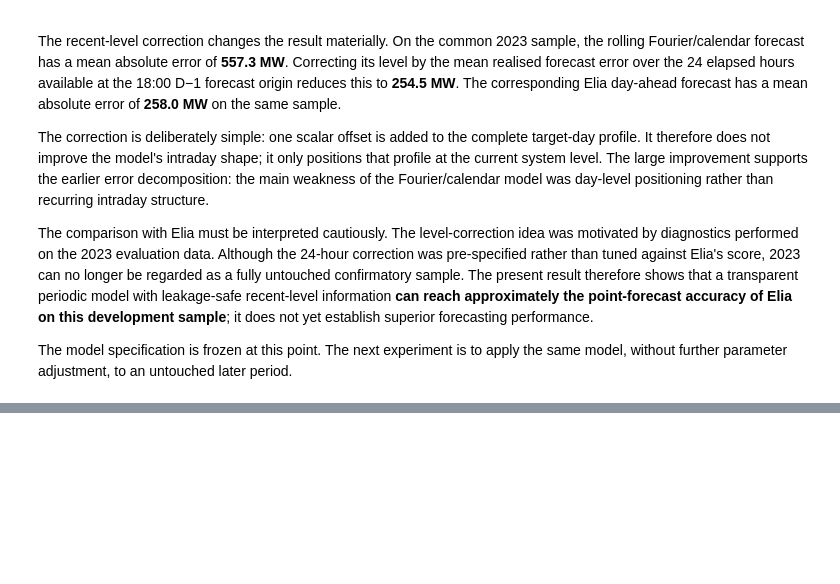
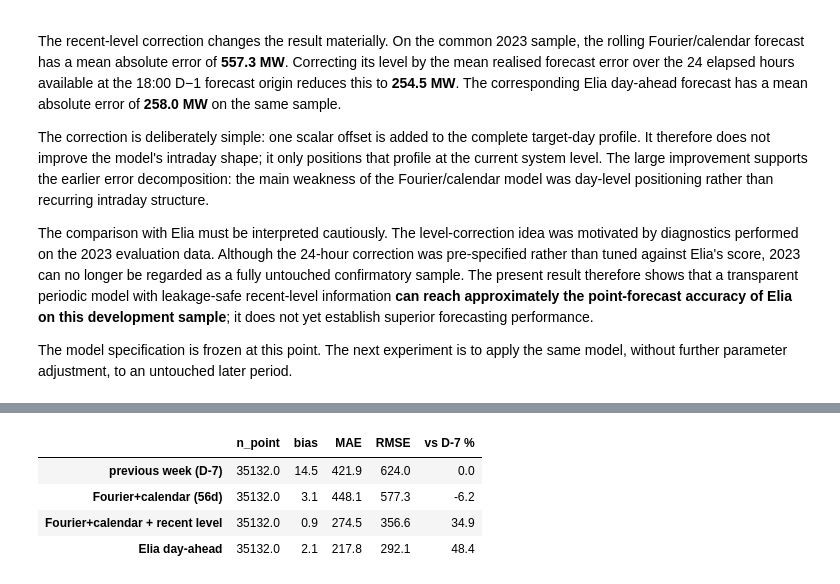
Before and after one commit to evrelegh/ElectricityLoadForecasting, a Jupyter notebook: notebooks/probabilistic_forecasting.ipynb, the cells around one changed output, grey strips where cells are left out. Saved outputs shown, nothing was run; the diff lists cells and outputs as text; code cells hidden in the pictures; blank space fills up the shorter version.

```diff
--- a/notebooks/probabilistic_forecasting.ipynb
+++ b/notebooks/probabilistic_forecasting.ipynb
@@ -1329,0 +1754,78 @@ The model specification is frozen at this point. The next experiment is to apply
+# %%
+# ── Untouched 2024 confirmatory point forecast evaluation ────────────────
+
+from electricity_load_forecasting.baselines import seasonal_naive
+from electricity_load_forecasting.metrics import score_point
+
+# Civil-time D-7 persistence baseline, using the tested DST policy.
+PW24 = seasonal_naive(
+    C24,
+    lag_days=7,
+    y="y",
+    time="datetime",
+)
+
+C24["pw7"] = PW24["yhat"]
+C24["pw7_src"] = PW24["source_time"]
+
+# Restrict scoring strictly to the untouched 2024 civil year.
+S24 = C24.loc[confirm].copy()
+
+# Common point-forecast sample.
+common = (
+    S24["y"].notna()
+    & S24["pw7"].notna()
+    & S24["fourier_roll"].notna()
+    & S24["fourier_level"].notna()
+    & S24["yhat_da"].notna()
+)
+
+D = S24.loc[common].copy()
+
+rows = {}
+
+for label, col in [
+    ("previous week (D-7)", "pw7"),
+    ("Fourier+calendar (56d)", "fourier_roll"),
+    ("Fourier+calendar + recent level", "fourier_level"),
+    ("Elia day-ahead", "yhat_da"),
+]:
+    s = score_point(D, y="y", yhat=col)
+    rows[label] = s
+
+RESULT_2024 = pd.DataFrame(rows).T
+
+# Improvement relative to D-7:
+# positive means lower MAE than weekly persistence.
+mae_d7 = RESULT_2024.loc["previous week (D-7)", "MAE"]
+RESULT_2024["vs D-7 %"] = (
+    100.0 * (mae_d7 - RESULT_2024["MAE"]) / mae_d7
+)
+
+print("UNTOUCHED 2024 CONFIRMATORY SAMPLE")
+print("----------------------------------")
+print(f"common sample: {len(D)} of {len(S24)} slots")
+print()
+
+display(
+    RESULT_2024[
+        ["n_point", "bias", "MAE", "RMSE", "vs D-7 %"]
+    ].round(1)
+)
+
+# Direct frozen-model versus Elia comparison.
+our_mae = RESULT_2024.loc[
+    "Fourier+calendar + recent level", "MAE"
+]
+elia_mae = RESULT_2024.loc[
+    "Elia day-ahead", "MAE"
+]
+
+print()
+print(f"Frozen model MAE: {our_mae:.1f} MW")
+print(f"Elia MAE:         {elia_mae:.1f} MW")
+print(
+    "relative difference vs Elia: "
+    f"{100.0 * (elia_mae - our_mae) / elia_mae:+.2f}%"
+)
+# %% [output]
@@ -1329,0 +1835,5 @@ The model specification is frozen at this point. The next experiment is to apply
+|  | n_point | bias | MAE | RMSE | vs D-7 % |
+| previous week (D-7) | 35132.0 | 14.5 | 421.9 | 624.0 | 0.0 |
+| Fourier+calendar (56d) | 35132.0 | 3.1 | 448.1 | 577.3 | -6.2 |
+| Fourier+calendar + recent level | 35132.0 | 0.9 | 274.5 | 356.6 | 34.9 |
+| Elia day-ahead | 35132.0 | 2.1 | 217.8 | 292.1 | 48.4 |
```
Also changed, not shown: parts of 12 cells of this notebook.
